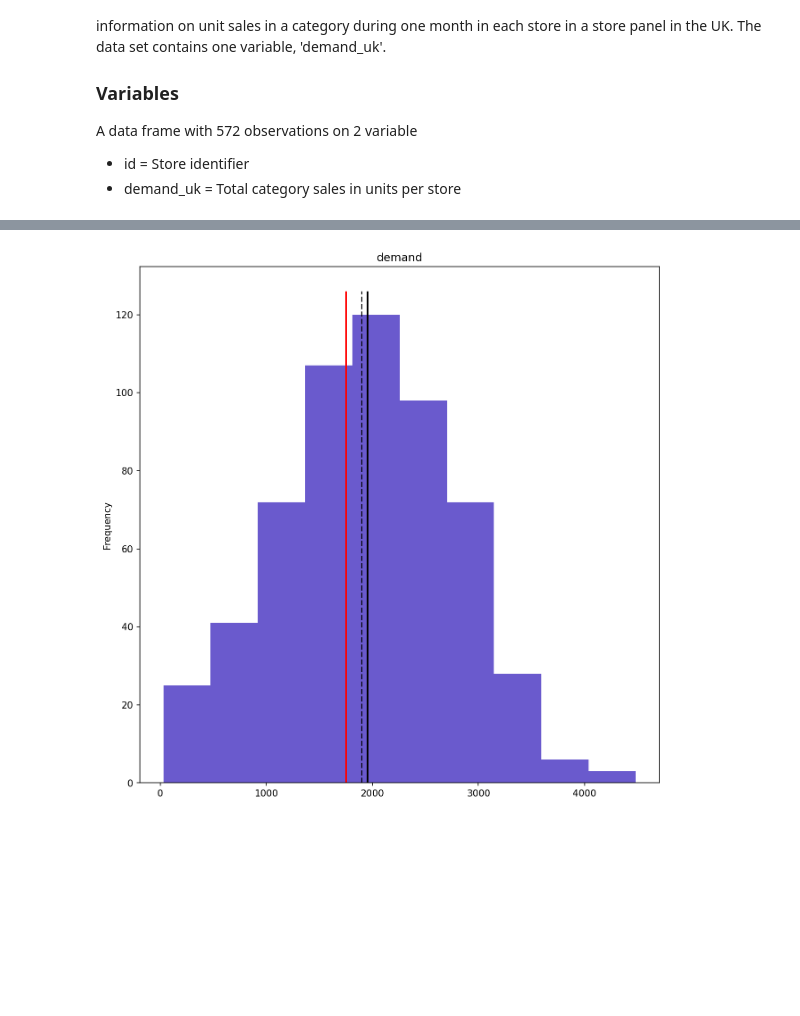
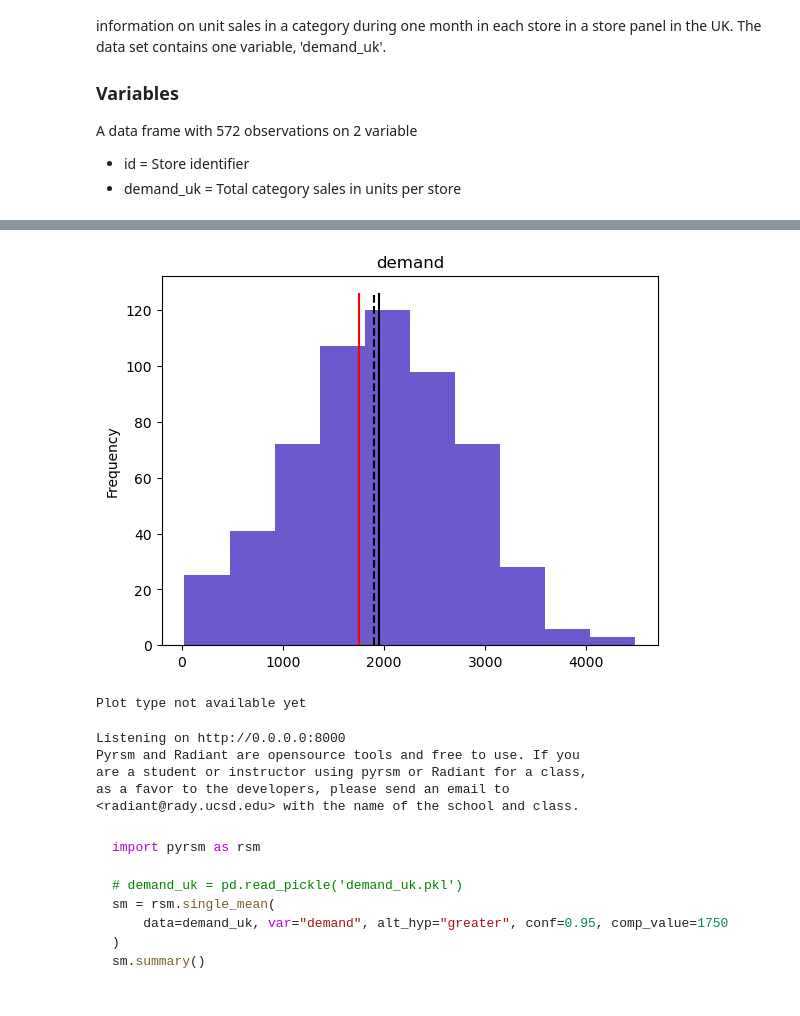
Before and after one commit to vnijs/pyrsm, a Jupyter notebook: examples/basics-single-mean.ipynb, the cells around one changed output, grey strips where cells are left out. Drawn from its saved outputs; the diff is of its cells as text; code cells hidden in the pictures; blank space fills up the shorter version.

Commit message:
basics updates to single_mean and compare_means

````diff
--- a/examples/basics-single-mean.ipynb
+++ b/examples/basics-single-mean.ipynb
@@ -7,7 +7,7 @@ import matplotlib as mpl
 import pyrsm as rsm
 
 # increase plot resolution
-mpl.rcParams["figure.dpi"] = 150
+mpl.rcParams["figure.dpi"] = 100
 # %%
 ## setup pyrsm for autoreload when you edit code and save
 ## nothing else needed!
@@ -32,7 +32,7 @@ A data frame with 572 observations on 2 variable
 * id = Store identifier
 * demand_uk = Total category sales in units per store
 # %%
-sm = rsm.single_mean(demand_uk, "demand", "greater", 0.95, 1750)
+sm = rsm.single_mean(demand_uk, var="demand", alt_hyp="greater", conf=0.95, comp_value=1750)
 sm.summary()
 # %% [output]
 Single mean test
@@ -66,4 +70,26 @@ P(X > 1.648) = 0.05
 # %%
-sm.plot(types="hist")
+sm.plot("hist")
 # %% [output]
-[figure, old version]
+[figure, new version]
+# %%
+sm.plot("sim")
+# %% [output]
+Plot type not available yet
+# %%
+rsm.radiant.single_mean({"demand_uk": demand_uk})
+# %% [output]
+Listening on http://0.0.0.0:8000
+Pyrsm and Radiant are opensource tools and free to use. If you
+are a student or instructor using pyrsm or Radiant for a class,
+as a favor to the developers, please send an email to
+<radiant@rady.ucsd.edu> with the name of the school and class.
+```python
+import pyrsm as rsm
+
+# demand_uk = pd.read_pickle('demand_uk.pkl')
+sm = rsm.single_mean(
+    data=demand_uk, var="demand", alt_hyp="greater", conf=0.95, comp_value=1750
+)
+sm.summary()
+
+```
````
Also changed, not shown: parts of 2 cells of this notebook, 12 other files.
